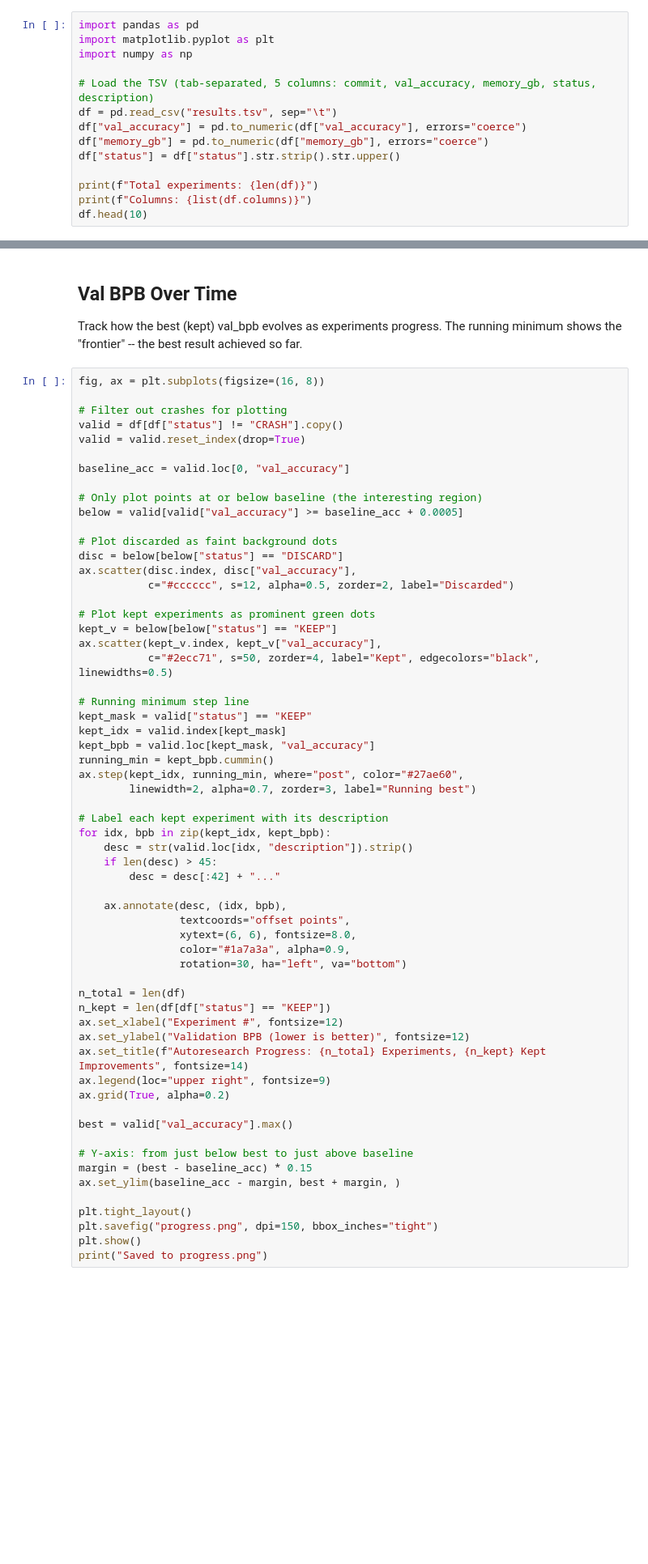
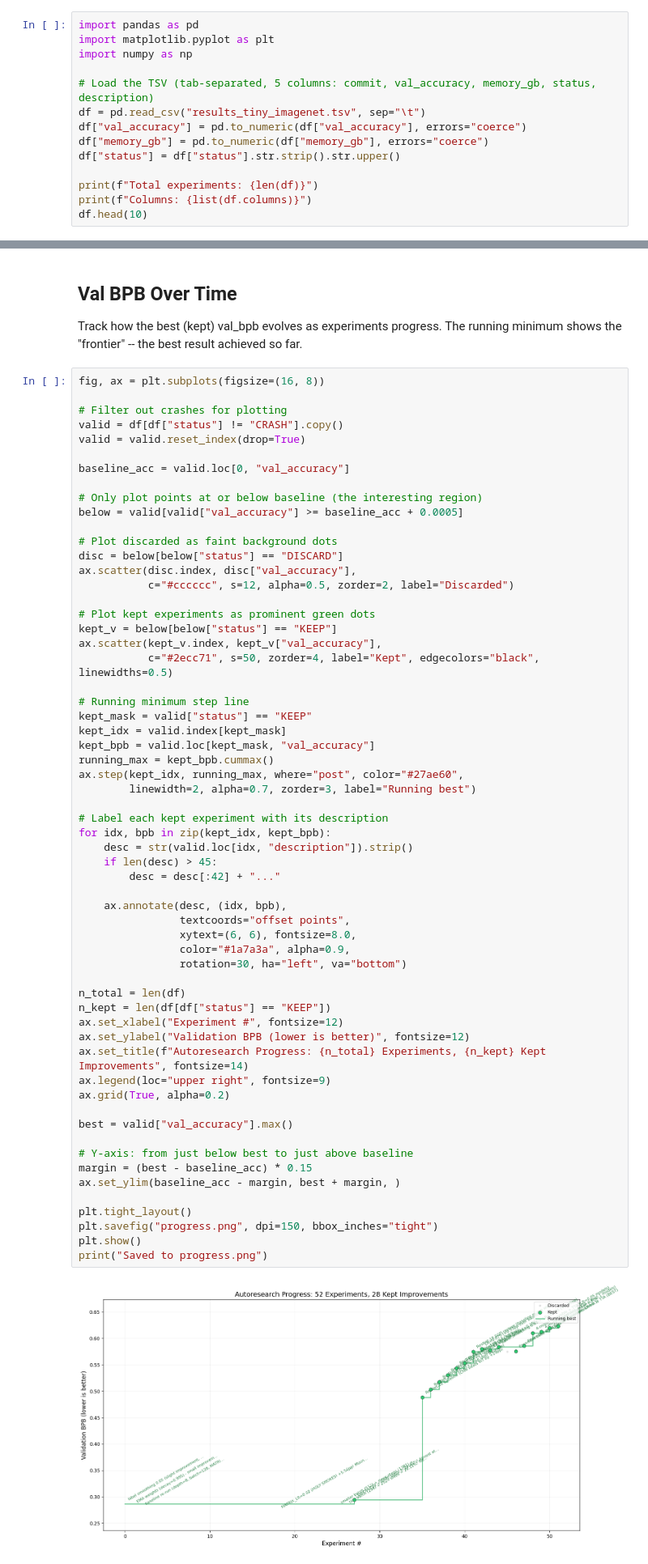
Before and after one commit to MBimrose/autoresearch, a Jupyter notebook: analysis.ipynb, the cells around one changed output, grey strips where cells are left out. Shown at 81% size. Drawn from its saved outputs; the diff is of its cells as text; blank space fills up the shorter version.

```diff
--- a/analysis.ipynb
+++ b/analysis.ipynb
@@ -8,7 +8,7 @@ import matplotlib.pyplot as plt
 import numpy as np
 
 # Load the TSV (tab-separated, 5 columns: commit, val_accuracy, memory_gb, status, description)
-df = pd.read_csv("results.tsv", sep="\t")
+df = pd.read_csv("results_tiny_imagenet.tsv", sep="\t")
 df["val_accuracy"] = pd.to_numeric(df["val_accuracy"], errors="coerce")
 df["memory_gb"] = pd.to_numeric(df["memory_gb"], errors="coerce")
 df["status"] = df["status"].str.strip().str.upper()
@@ -65,37 +104,39 @@ ax.scatter(kept_v.index, kept_v["val_accuracy"],
 kept_mask = valid["status"] == "KEEP"
 kept_idx = valid.index[kept_mask]
 kept_bpb = valid.loc[kept_mask, "val_accuracy"]
-running_min = kept_bpb.cummin()
-ax.step(kept_idx, running_min, where="post", color="#27ae60",
+running_max = kept_bpb.cummax()
+ax.step(kept_idx, running_max, where="post", color="#27ae60",
         linewidth=2, alpha=0.7, zorder=3, label="Running best")
 
 # Label each kept experiment with its description
 for idx, bpb in zip(kept_idx, kept_bpb):
     desc = str(valid.loc[idx, "description"]).strip()
     if len(desc) > 45:
         desc = desc[:42] + "..."
 
     ax.annotate(desc, (idx, bpb),
                 textcoords="offset points",
                 xytext=(6, 6), fontsize=8.0,
                 color="#1a7a3a", alpha=0.9,
                 rotation=30, ha="left", va="bottom")
 
 n_total = len(df)
 n_kept = len(df[df["status"] == "KEEP"])
 ax.set_xlabel("Experiment #", fontsize=12)
 ax.set_ylabel("Validation BPB (lower is better)", fontsize=12)
 ax.set_title(f"Autoresearch Progress: {n_total} Experiments, {n_kept} Kept Improvements", fontsize=14)
 ax.legend(loc="upper right", fontsize=9)
 ax.grid(True, alpha=0.2)
 
 best = valid["val_accuracy"].max()
 
 # Y-axis: from just below best to just above baseline
 margin = (best - baseline_acc) * 0.15
 ax.set_ylim(baseline_acc - margin, best + margin, )
 
 plt.tight_layout()
 plt.savefig("progress.png", dpi=150, bbox_inches="tight")
 plt.show()
 print("Saved to progress.png")
+# %% [output]
+[figure, added]
```
Also changed, not shown: parts of 4 cells of this notebook, 7 other files.
